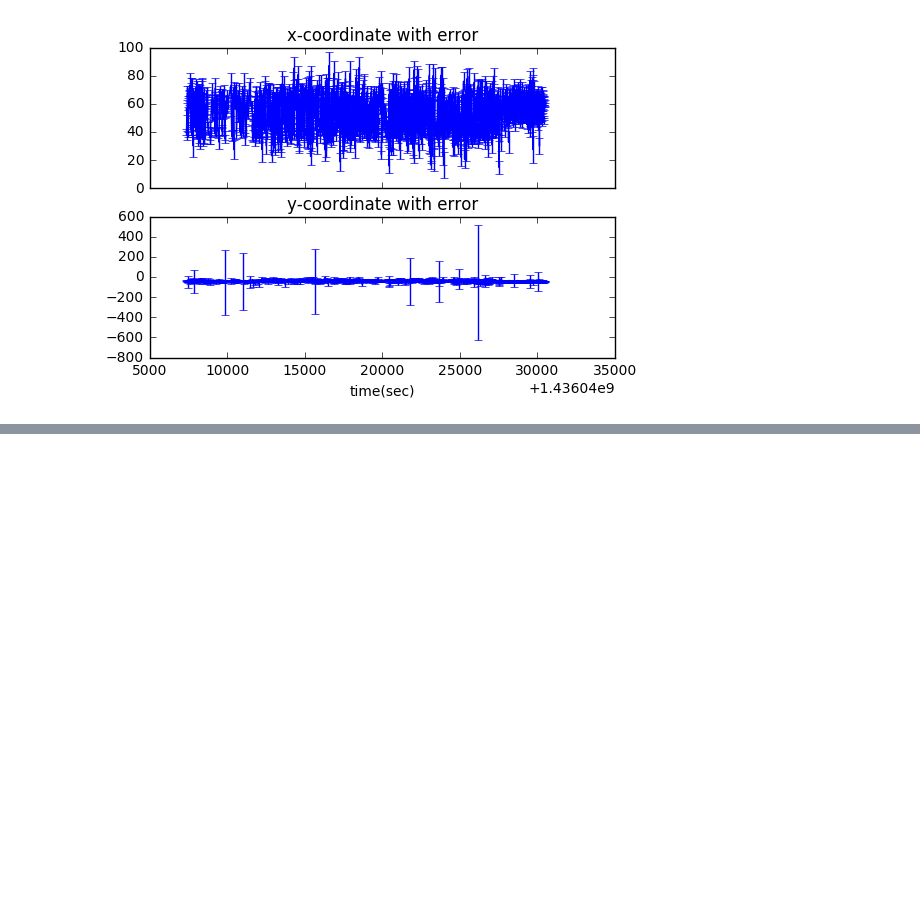
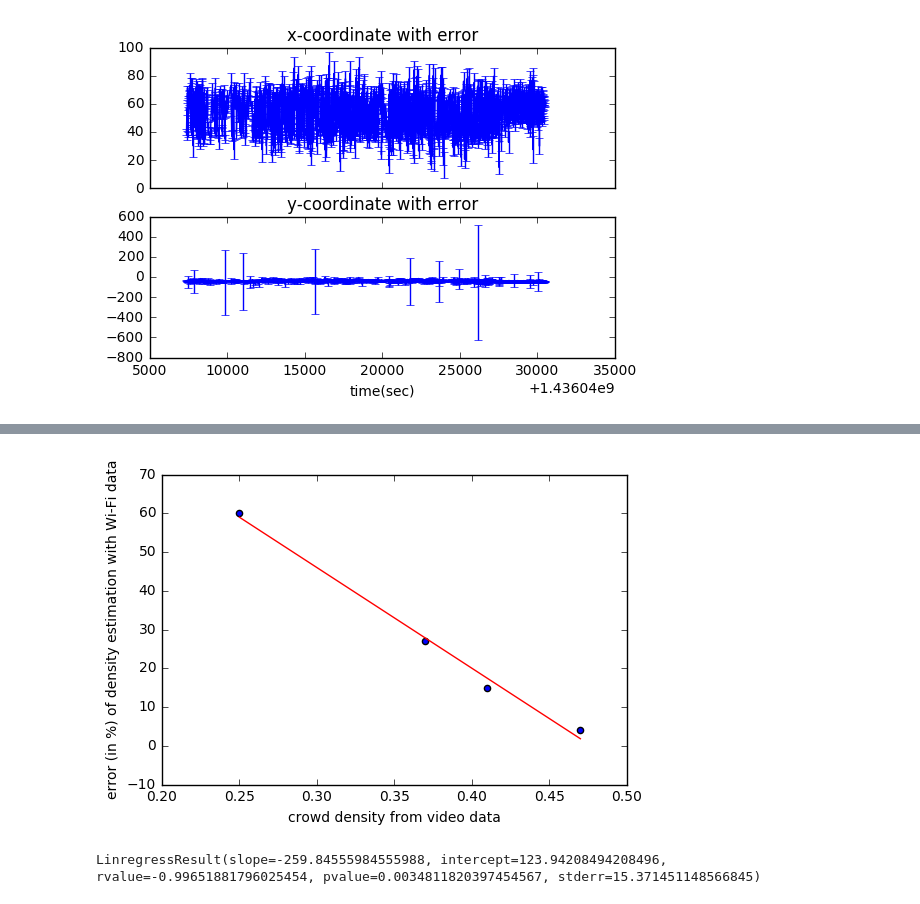
Before and after one commit to ArenA-Crowds/Crowds, a Jupyter notebook: ArenaDataAnalysis.ipynb, the cells around one changed output, grey strips where cells are left out. Saved outputs shown, nothing was run; the diff lists cells and outputs as text; code cells hidden in the pictures; blank space fills up the shorter version.

```diff
--- a/ArenaDataAnalysis.ipynb
+++ b/ArenaDataAnalysis.ipynb
@@ -671,0 +637,25 @@ plotHistogramOfDictionary(coor,  'x_coord', 'freq', 200)
+# %%
+x = np.array([0.25, 0.37, 0.41, 0.47])
+y = np.array([60, 27, 15, 4])
+
+#fig, ax = plt.subplots()
+fit = np.polyfit(x, y, deg = 1)
+#ax.plot(x, fit[0] * x + fit[1], color='red')
+#ax.scatter(x, y)
+#plt.show()
+
+
+plt.plot(x, fit[0] * x + fit[1], color='red')
+plt.scatter(x, y)
+plt.xlabel('crowd density from video data')
+plt.ylabel('error (in %) of density estimation with Wi-Fi data')
+axes = plt.gca()
+#axes.set_xlim([0,360])
+#axes.set_ylim([0,max(VisiblePerMinNonRandomized)])
+plt.show()
+# %% [output]
+[figure, added]
+# %%
+st.linregress(x, y )
+# %% [output]
+LinregressResult(slope=-259.84555984555988, intercept=123.94208494208496, rvalue=-0.99651881796025454, pvalue=0.0034811820397454567, stderr=15.371451148566845)
```
Also changed, not shown: parts of 12 cells of this notebook.
